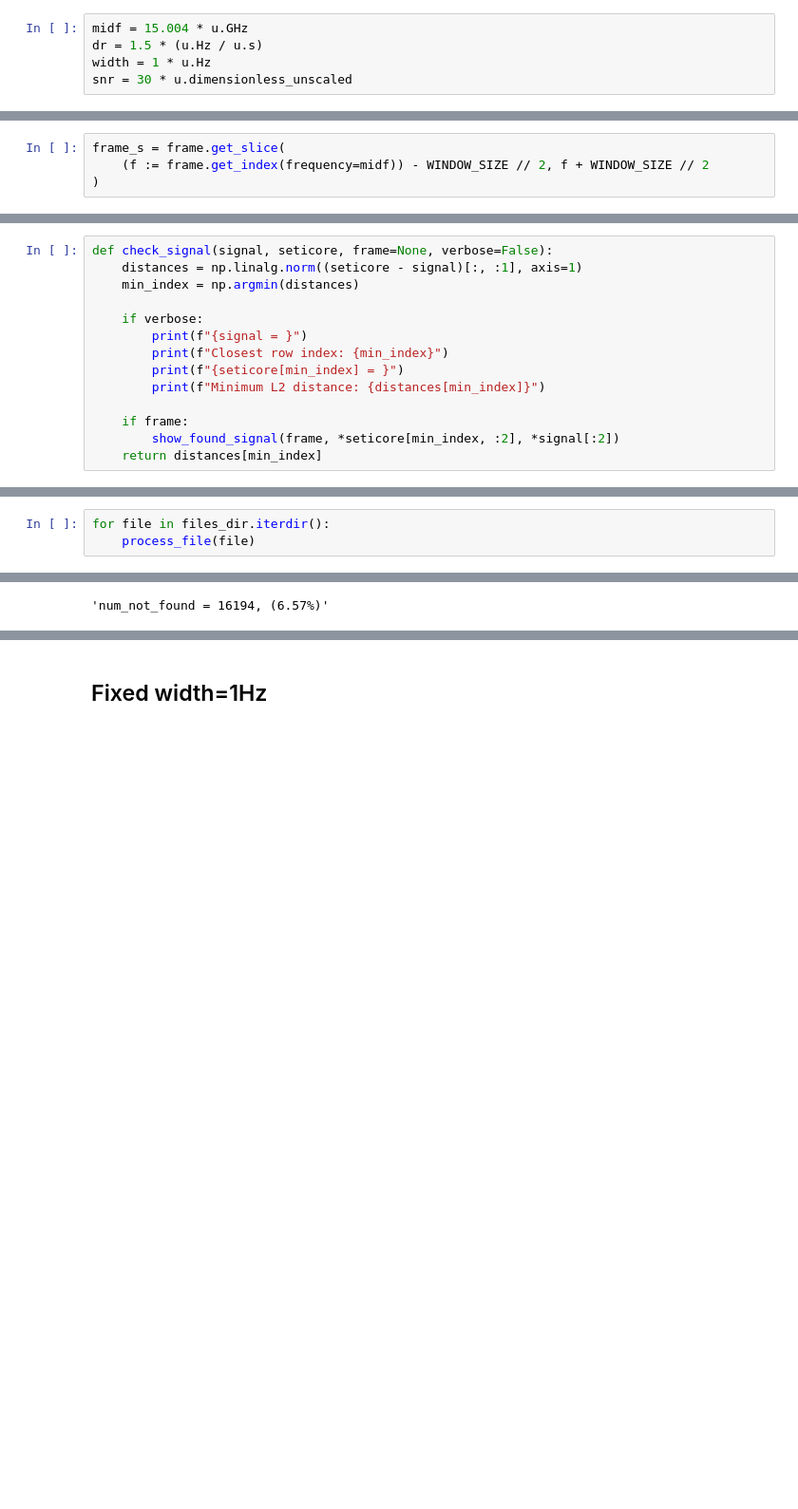
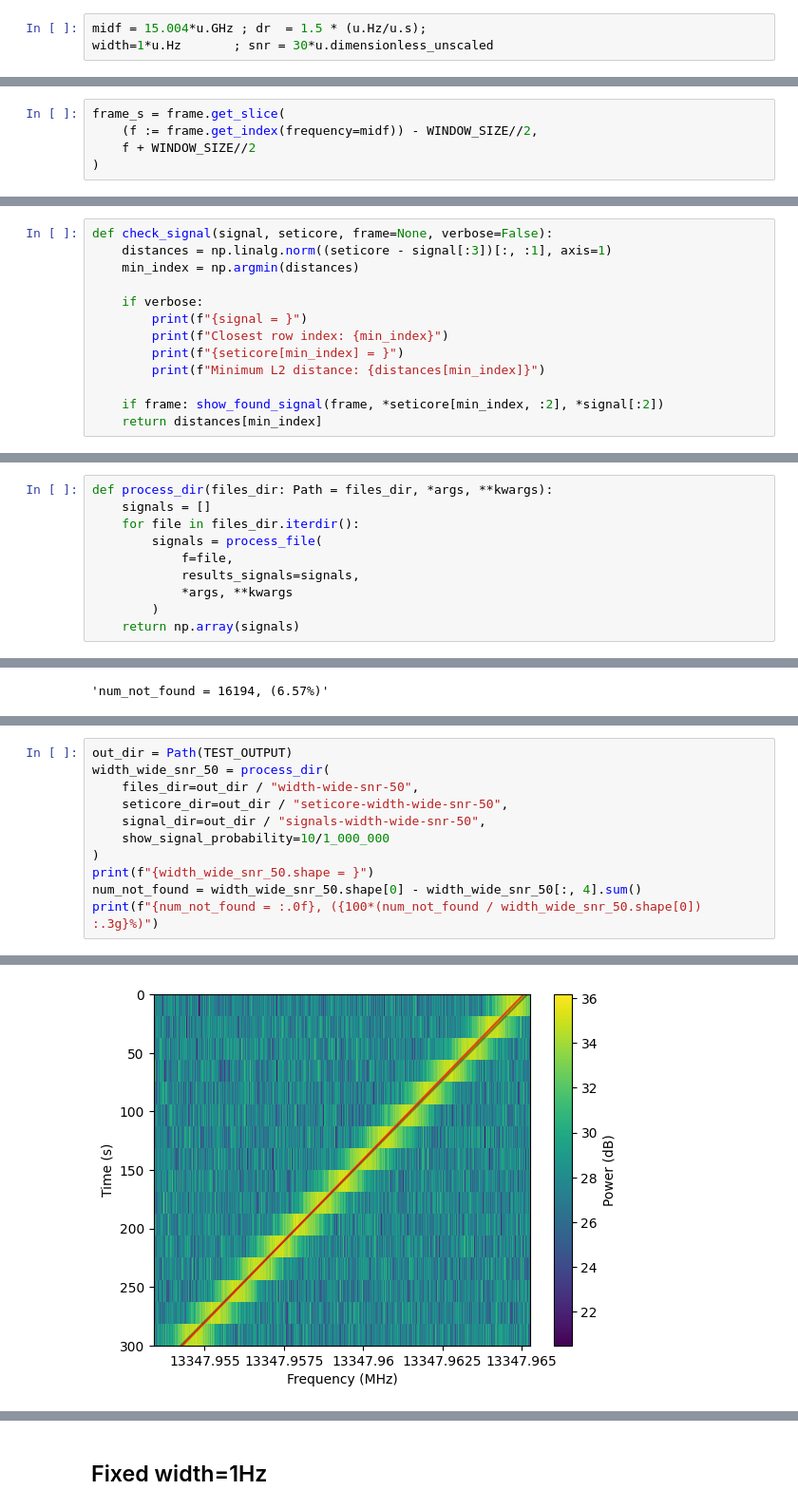
Before and after one commit to Oxke/seti-deliverables, a Jupyter notebook: noise_only_MeerKAT_5b.ipynb, the cells around one changed output, grey strips where cells are left out. Shown at 95% size. Cells and saved outputs as stored; diff of their text form; blank space fills up the shorter version.

```diff
--- a/noise_only_MeerKAT_5b.ipynb
+++ b/noise_only_MeerKAT_5b.ipynb
@@ -89,6 +92,4 @@ def add_signal(frame, mean_freq, dr, snr, width):
     )
 # %%
-midf = 15.004 * u.GHz
-dr = 1.5 * (u.Hz / u.s)
-width = 1 * u.Hz
-snr = 30 * u.dimensionless_unscaled
+midf = 15.004*u.GHz ; dr  = 1.5 * (u.Hz/u.s);
+width=1*u.Hz       ; snr = 30*u.dimensionless_unscaled
@@ -96,7 +100,8 @@ snr = 30 * u.dimensionless_unscaled
 signal = add_signal(frame, midf, dr, snr, width)
 # %%
 frame_s = frame.get_slice(
-    (f := frame.get_index(frequency=midf)) - WINDOW_SIZE // 2, f + WINDOW_SIZE // 2
+    (f := frame.get_index(frequency=midf)) - WINDOW_SIZE//2,
+    f + WINDOW_SIZE//2
 )
 # %%
 frame_s.plot()
@@ -375,7 +196,7 @@ def show_found_signal(fr, midf, dr, midf2=None, dr2=None):
     plt.show()
 # %%
 def check_signal(signal, seticore, frame=None, verbose=False):
-    distances = np.linalg.norm((seticore - signal)[:, :1], axis=1)
+    distances = np.linalg.norm((seticore - signal[:3])[:, :1], axis=1)
     min_index = np.argmin(distances)
 
     if verbose:
@@ -384,8 +205,7 @@ def check_signal(signal, seticore, frame=None, verbose=False):
         print(f"{seticore[min_index] = }")
         print(f"Minimum L2 distance: {distances[min_index]}")
 
-    if frame:
-        show_found_signal(frame, *seticore[min_index, :2], *signal[:2])
+    if frame: show_found_signal(frame, *seticore[min_index, :2], *signal[:2])
     return distances[min_index]
 # %%
 def gets_found(*args, **kwargs):
@@ -413,6 +249,13 @@ def process_file(f: Path, seticore_dir=seticore_dir, signal_dir=signal_dir):
 # %%
-for file in files_dir.iterdir():
-    process_file(file)
+def process_dir(files_dir: Path = files_dir, *args, **kwargs):
+    signals = []
+    for file in files_dir.iterdir():
+        signals = process_file(
+            f=file,
+            results_signals=signals,
+            *args, **kwargs
+        )
+    return np.array(signals)
 # %%
 f = files_dir / "2181600055872595243.h5"
 # %%
@@ -532,0 +394,12 @@ dr_width(SIGNALS)
+# %%
+out_dir = Path(TEST_OUTPUT)
+width_wide_snr_50 = process_dir(
+    files_dir=out_dir / "width-wide-snr-50",
+    seticore_dir=out_dir / "seticore-width-wide-snr-50",
+    signal_dir=out_dir / "signals-width-wide-snr-50",
+    show_signal_probability=10/1_000_000
+)
+print(f"{width_wide_snr_50.shape = }")
+num_not_found = width_wide_snr_50.shape[0] - width_wide_snr_50[:, 4].sum()
+print(f"{num_not_found = :.0f}, ({100*(num_not_found / width_wide_snr_50.shape[0]) :.3g}%)")
+# %% [output]
@@ -532,0 +410 @@ dr_width(SIGNALS)
+[figure, added]
```
Also changed, not shown: parts of 48 cells of this notebook, 2 other files.
